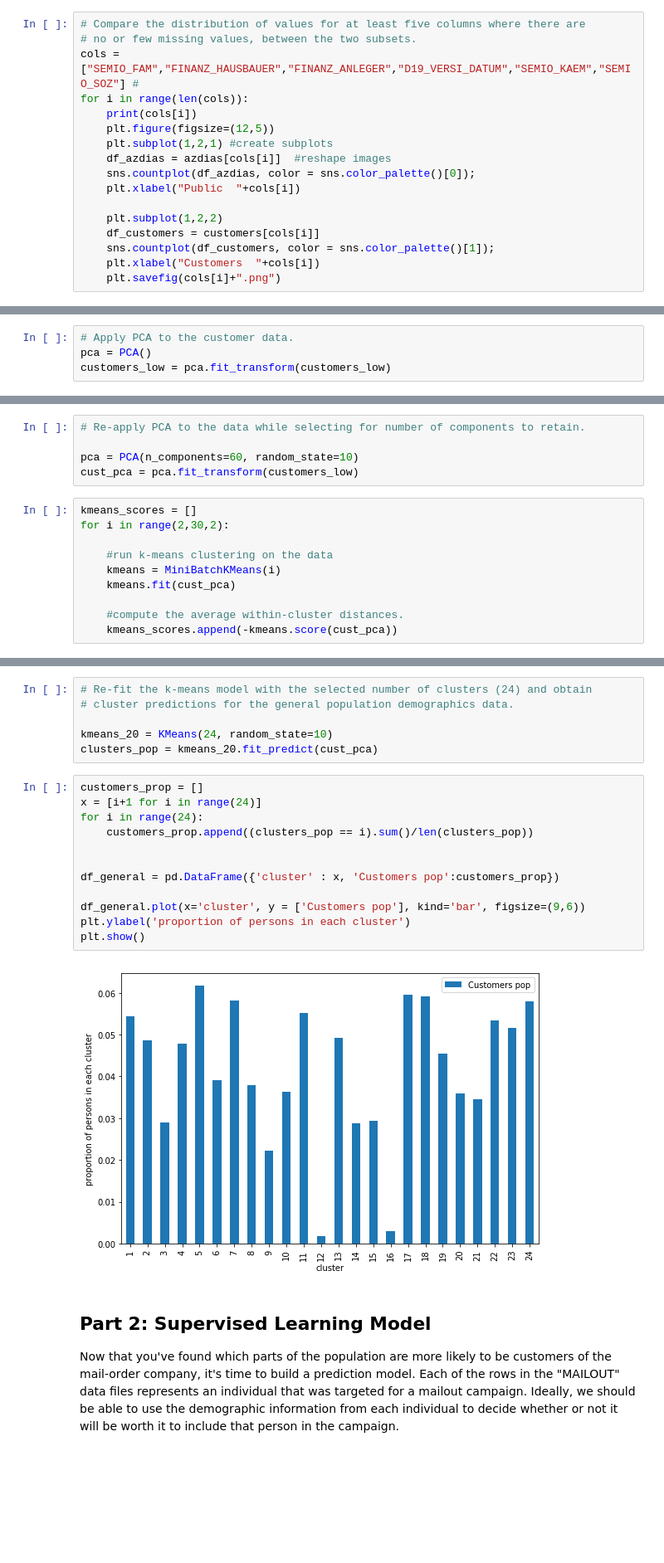
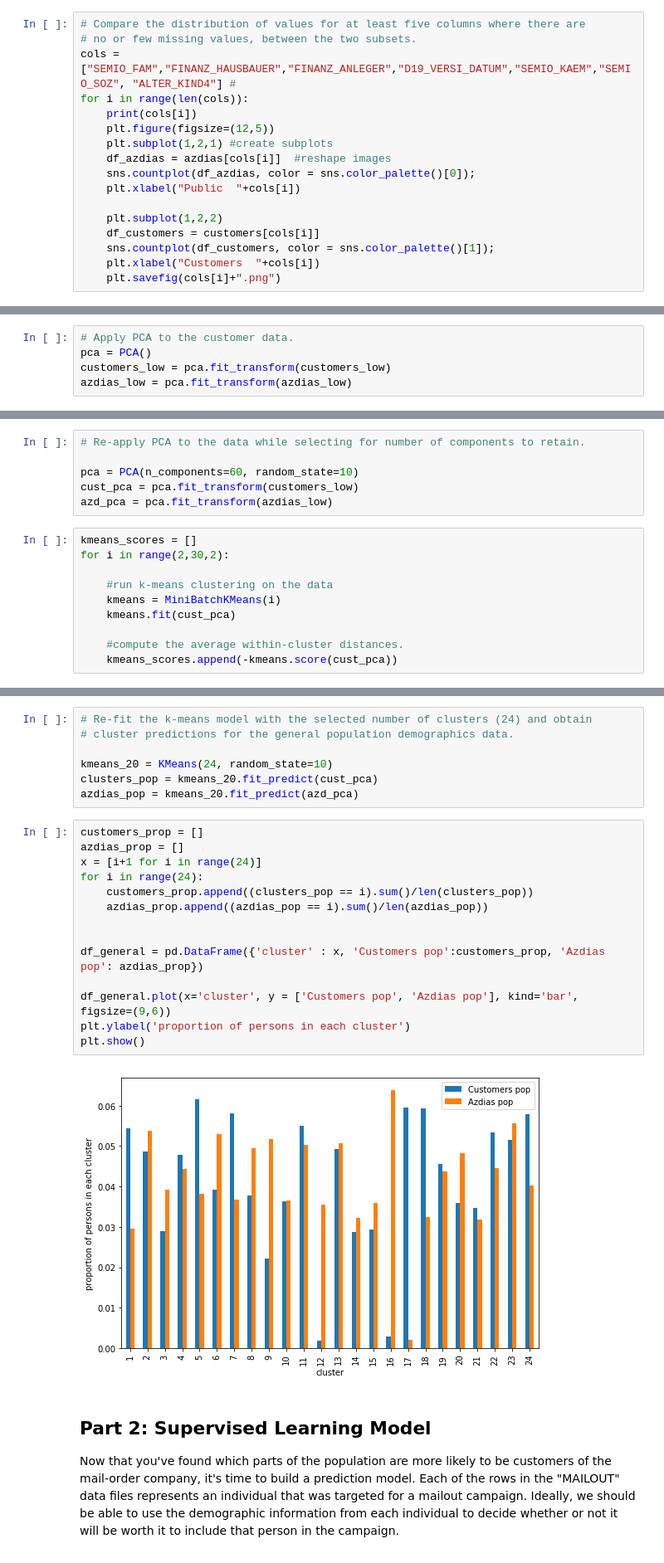
Before and after one commit to thebeachinspring/Udacity_Capstone, a Jupyter notebook: Capstone/Arvato Project Workbook.ipynb, the cells around one changed output, grey strips where cells are left out. Shown at 83% size. Cells and saved outputs as stored; diff of their text form; blank space fills up the shorter version.

Commit message:
updated charts

```diff
--- a/Capstone/Arvato Project Workbook.ipynb
+++ b/Capstone/Arvato Project Workbook.ipynb
@@ -110,7 +110,7 @@ cust_per_missing.sort_values(0,ascending=True).head(50)
 # %%
 # Compare the distribution of values for at least five columns where there are
 # no or few missing values, between the two subsets.
-cols =["SEMIO_FAM","FINANZ_HAUSBAUER","FINANZ_ANLEGER","D19_VERSI_DATUM","SEMIO_KAEM","SEMIO_SOZ"] #
+cols =["SEMIO_FAM","FINANZ_HAUSBAUER","FINANZ_ANLEGER","D19_VERSI_DATUM","SEMIO_KAEM","SEMIO_SOZ", "ALTER_KIND4"] #
 for i in range(len(cols)):
     print(cols[i])
     plt.figure(figsize=(12,5))
@@ -786,6 +788,7 @@ customers_low.head()
 # Apply PCA to the customer data.
 pca = PCA()
 customers_low = pca.fit_transform(customers_low)
+azdias_low = pca.fit_transform(azdias_low)
 # %%
 #Investigate the variance accounted for by each principal component.
 n_components = min(np.where(np.cumsum(pca.explained_variance_ratio_)>0.8)[0]+1) # 80% of variance selected
@@ -806,6 +809,7 @@ fig.legend(loc=(0.8,0.2));
 
 pca = PCA(n_components=60, random_state=10)
 cust_pca = pca.fit_transform(customers_low)
+azd_pca = pca.fit_transform(azdias_low)
 # %%
 kmeans_scores = []
 for i in range(2,30,2):
@@ -849,20 +853,23 @@ plt.ylabel('SSE');
 
 kmeans_20 = KMeans(24, random_state=10)
 clusters_pop = kmeans_20.fit_predict(cust_pca)
+azdias_pop = kmeans_20.fit_predict(azd_pca)
 # %%
 customers_prop = []
+azdias_prop = []
 x = [i+1 for i in range(24)]
 for i in range(24):
     customers_prop.append((clusters_pop == i).sum()/len(clusters_pop))
+    azdias_prop.append((azdias_pop == i).sum()/len(azdias_pop))
 
 
-df_general = pd.DataFrame({'cluster' : x, 'Customers pop':customers_prop})
+df_general = pd.DataFrame({'cluster' : x, 'Customers pop':customers_prop, 'Azdias pop': azdias_prop})
 
-df_general.plot(x='cluster', y = ['Customers pop'], kind='bar', figsize=(9,6))
+df_general.plot(x='cluster', y = ['Customers pop', 'Azdias pop'], kind='bar', figsize=(9,6))
 plt.ylabel('proportion of persons in each cluster')
 plt.show()
 # %% [output]
-[figure, old version]
+[figure, new version]
 # %% [markdown]
 ## Part 2: Supervised Learning Model
 
```
Also changed, not shown: parts of 14 cells of this notebook.
